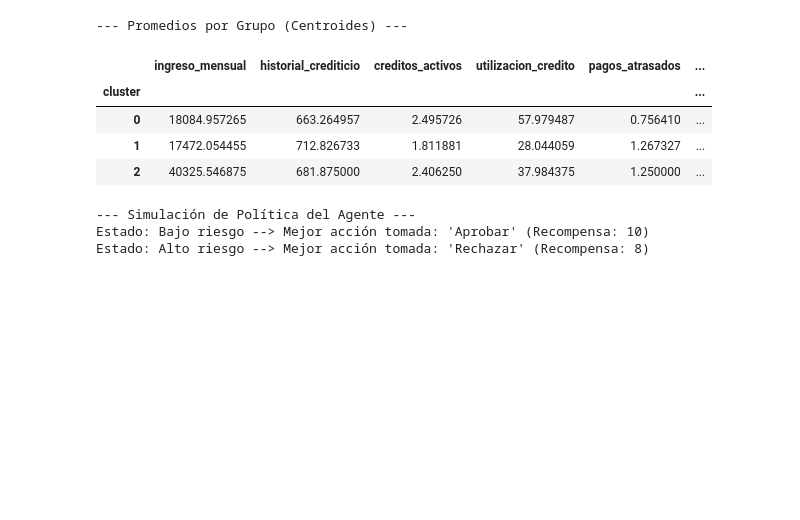
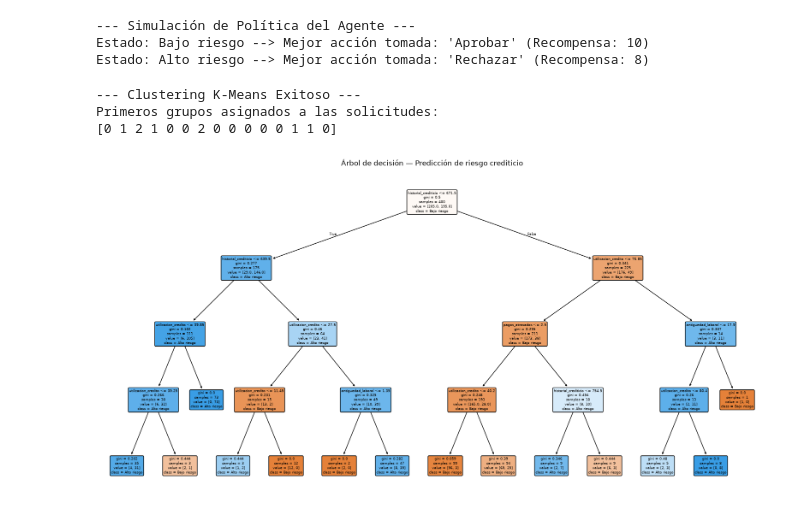
Before and after one commit to Davemtz192/devops-aws-fase1, a Jupyter notebook: Untitled2.ipynb, the cells around one changed output. Cells and saved outputs as stored; diff of their text form; code cells hidden in the pictures; blank space fills up the shorter version.

```diff
--- a/Untitled2.ipynb
+++ b/Untitled2.ipynb
@@ -170,20 +143,3 @@ Primeros grupos asignados a las solicitudes:
-# %%
-import pandas as pd
-
-# Agregamos los grupos al DataFrame original
-df['cluster'] = grupos
-
-# Calculamos el promedio de las variables financieras para cada grupo
-promedios_grupos = df.groupby('cluster')[variables_financieras].mean()
-print("--- Promedios por Grupo (Centroides) ---")
-display(promedios_grupos)
-# %% [output]
---- Promedios por Grupo (Centroides) ---
-|  | ingreso_mensual | historial_crediticio | creditos_activos | utilizacion_credito | pagos_atrasados | ... |
-| cluster |  |  |  |  |  | ... |
-| 0 | 18084.957265 | 663.264957 | 2.495726 | 57.979487 | 0.756410 | ... |
-| 1 | 17472.054455 | 712.826733 | 1.811881 | 28.044059 | 1.267327 | ... |
-| 2 | 40325.546875 | 681.875000 | 2.406250 | 37.984375 | 1.250000 | ... |
 # %%
 # 7.4 Simulación sencilla de Aprendizaje por Refuerzo
 # Definimos la tabla de recompensas (Q-table estática basada en la guía)
@@ -202,3 +158,54 @@ for estado, acciones in tabla_recompensas.items():
 --- Simulación de Política del Agente ---
 Estado: Bajo riesgo --> Mejor acción tomada: 'Aprobar' (Recompensa: 10)
 Estado: Alto riesgo --> Mejor acción tomada: 'Rechazar' (Recompensa: 8)
+# %%
+from sklearn.preprocessing import StandardScaler
+from sklearn.cluster import KMeans
+
+# 1. Seleccionamos solo las variables financieras (con 'creditos_activos')
+variables_financieras = ['ingreso_mensual', 'historial_crediticio', 'creditos_activos',
+                         'utilizacion_credito', 'pagos_atrasados', 'monto_solicitado']
+
+X_clustering = df[variables_financieras]
+
+# Rellenamos los valores vacíos (NaN) para que K-Means no falle
+X_clustering = X_clustering.fillna(X_clustering.median())
+
+# 2. Escalamiento de variables
+scaler = StandardScaler()
+X_escalado = scaler.fit_transform(X_clustering)
+
+# 3. Inicializar y entrenar el modelo K-Means
+kmeans = KMeans(n_clusters=3, random_state=42)
+grupos = kmeans.fit_predict(X_escalado)
+
+print("--- Clustering K-Means Exitoso ---")
+print("Primeros grupos asignados a las solicitudes:")
+print(grupos[:15])
+# %% [output]
+--- Clustering K-Means Exitoso ---
+Primeros grupos asignados a las solicitudes:
+[0 1 2 1 0 0 2 0 0 0 0 0 1 1 0]
+# %%
+from sklearn.tree import DecisionTreeClassifier
+from sklearn.tree import plot_tree
+import matplotlib.pyplot as plt
+
+# 1. Inicializar y entrenar el modelo con un límite de 4 niveles de profundidad
+modelo = DecisionTreeClassifier(max_depth=4, random_state=42)
+modelo.fit(X_train, y_train)
+
+# 2. Generar el gráfico del árbol de decisión
+plt.figure(figsize=(20, 10))
+plot_tree(
+    modelo,
+    max_depth=4,
+    feature_names=X_train.columns if hasattr(X_train, 'columns') else None,
+    class_names=['Bajo riesgo', 'Alto riesgo'],
+    filled=True,
+    rounded=True
+)
+plt.title("Árbol de decisión — Predicción de riesgo crediticio")
+plt.show()
+# %% [output]
+[figure, added]
```
Also changed, not shown: parts of 6 cells of this notebook.
